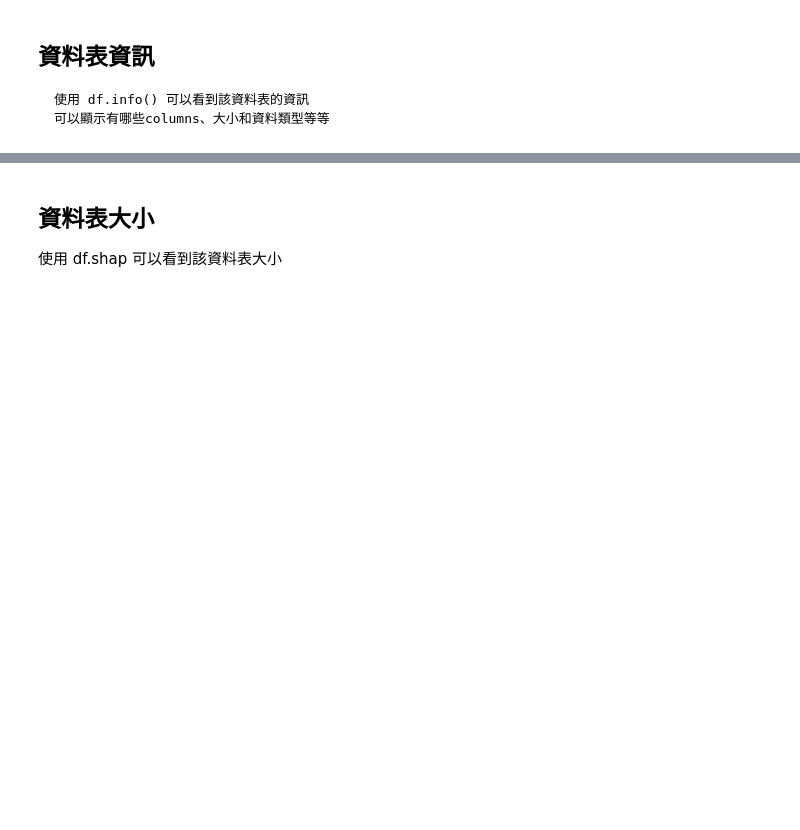
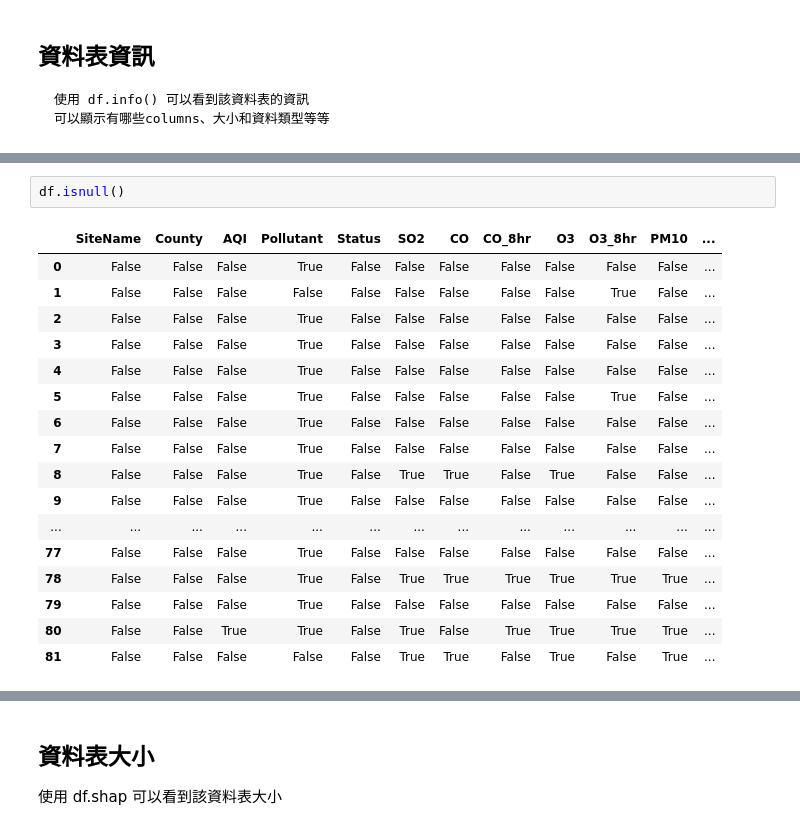
Before and after one commit to NDHUGE10802/Class_Information, a Jupyter notebook: PM2.5.ipynb, the cells around one changed output, grey strips where cells are left out. Drawn from its saved outputs; the diff is of its cells as text; blank space fills up the shorter version.

```diff
--- a/PM2.5.ipynb
+++ b/PM2.5.ipynb
@@ -57 +65,21 @@ dtypes: float64(2), int64(1), object(21)
 memory usage: 15.5+ KB
+# %%
+df.isnull()
+# %% [output]
+|  | SiteName | County | AQI | Pollutant | Status | SO2 | CO | CO_8hr | O3 | O3_8hr | PM10 | ... |
+| 0 | False | False | False | True | False | False | False | False | False | False | False | ... |
+| 1 | False | False | False | False | False | False | False | False | False | True | False | ... |
+| 2 | False | False | False | True | False | False | False | False | False | False | False | ... |
+| 3 | False | False | False | True | False | False | False | False | False | False | False | ... |
+| 4 | False | False | False | True | False | False | False | False | False | False | False | ... |
+| 5 | False | False | False | True | False | False | False | False | False | True | False | ... |
+| 6 | False | False | False | True | False | False | False | False | False | False | False | ... |
+| 7 | False | False | False | True | False | False | False | False | False | False | False | ... |
+| 8 | False | False | False | True | False | True | True | False | True | False | False | ... |
+| 9 | False | False | False | True | False | False | False | False | False | False | False | ... |
+| ... | ... | ... | ... | ... | ... | ... | ... | ... | ... | ... | ... | ... |
+| 77 | False | False | False | True | False | False | False | False | False | False | False | ... |
+| 78 | False | False | False | True | False | True | True | True | True | True | True | ... |
+| 79 | False | False | False | True | False | False | False | False | False | False | False | ... |
+| 80 | False | False | True | True | False | True | False | True | True | True | True | ... |
+| 81 | False | False | False | False | False | True | True | False | True | False | True | ... |
```
Also changed, not shown: parts of 14 cells of this notebook.
